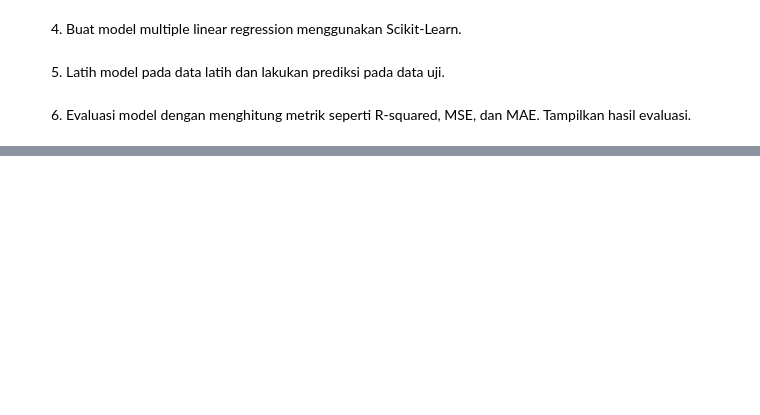
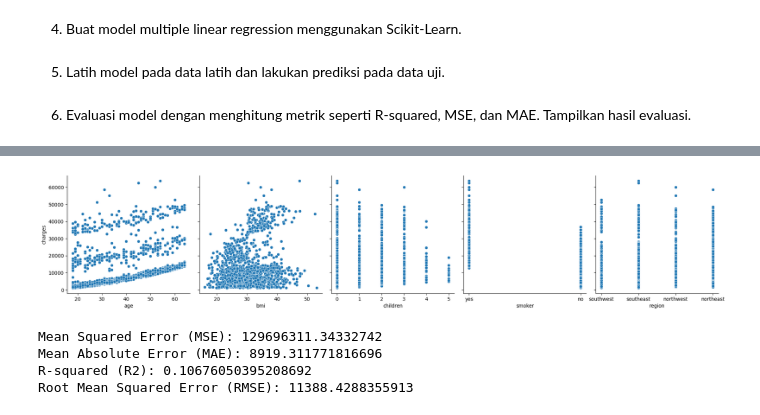
Before and after one commit to yasminenavishaa/Machine-Learning, a Jupyter notebook: Pertemuan3.ipynb, the cells around one changed output, grey strips where cells are left out. Drawn from its saved outputs; the diff is of its cells as text; code cells hidden in the pictures; blank space fills up the shorter version.

```diff
--- a/Pertemuan3.ipynb
+++ b/Pertemuan3.ipynb
@@ -430,0 +494,65 @@ ValueError: ignored
+# %%
+# Import library yang diperlukan
+from sklearn.linear_model import LinearRegression
+from sklearn.model_selection import train_test_split
+from sklearn.metrics import mean_squared_error, mean_absolute_error, r2_score
+import numpy as np
+import matplotlib.pyplot as plt
+import seaborn as sns
+import pandas as pd
+# visualisasi data dengan pairplot
+sns.pairplot(data, x_vars=['age', 'bmi', 'children','smoker','region'],
+             y_vars='charges', size=4, aspect=1, kind='scatter')
+plt.show()
+
+# Membuat variabel bebas X dan Y, contoh pengambilan dari analisis korelasi sebelumnya
+X = data[['age','bmi']]
+#X = data['Length of Membership']: Ini adalah perintah yang digunakan untuk membuat variabel X. Variabel X adalah variabel independen atau fitur dalam analisis.
+y = data['charges']
+#y = data['Yearly Amount Spent']: Ini adalah perintah yang digunakan untuk membuat variabel y. Variabel y adalah variabel dependen atau target dalam analisis.
+
+# Pembagian data latih dan data uji dengan proporsi 7:3 (70% data latih dan 30% data uji)
+from sklearn.model_selection import train_test_split
+X_train, X_test, y_train, y_test = train_test_split(X, y, train_size=0.7, test_size=0.3, random_state=100)
+
+from sklearn.preprocessing import MinMaxScaler
+
+# Inisialisasi objek scaler
+scaler = MinMaxScaler()
+
+# Melakukan scaling pada data latih
+X_train_scaled = scaler.fit_transform(X_train)
+
+# Melakukan scaling pada data uji dengan menggunakan parameter yang sama seperti pada data latih
+X_test_scaled = scaler.transform(X_test)
+
+from sklearn.linear_model import LinearRegression
+
+# Inisialisasi objek model
+model = LinearRegression()
+
+# Melatih model dengan data latih yang telah di-scaled
+model.fit(X_train_scaled, y_train)
+
+# Melakukan prediksi pada data uji yang telah di-scaled
+y_pred = model.predict(X_test_scaled)
+
+# Menghitung metrik evaluasi
+mse = mean_squared_error(y_test, y_pred)
+mae = mean_absolute_error(y_test, y_pred)
+r2 = r2_score(y_test, y_pred)
+
+# Menghitung metrik evaluasi RMSE
+rmse = np.sqrt(mean_squared_error(y_test, y_pred))
+
+# Menampilkan hasil evaluasi
+print("Mean Squared Error (MSE):", mse)
+print("Mean Absolute Error (MAE):", mae)
+print("R-squared (R2):", r2)
+print("Root Mean Squared Error (RMSE):", rmse)
+# %% [output]
+[figure, added]
+Mean Squared Error (MSE): 129696311.34332742
+Mean Absolute Error (MAE): 8919.311771816696
+R-squared (R2): 0.10676050395208692
+Root Mean Squared Error (RMSE): 11388.4288355913
```
Also changed, not shown: parts of 16 cells of this notebook.
